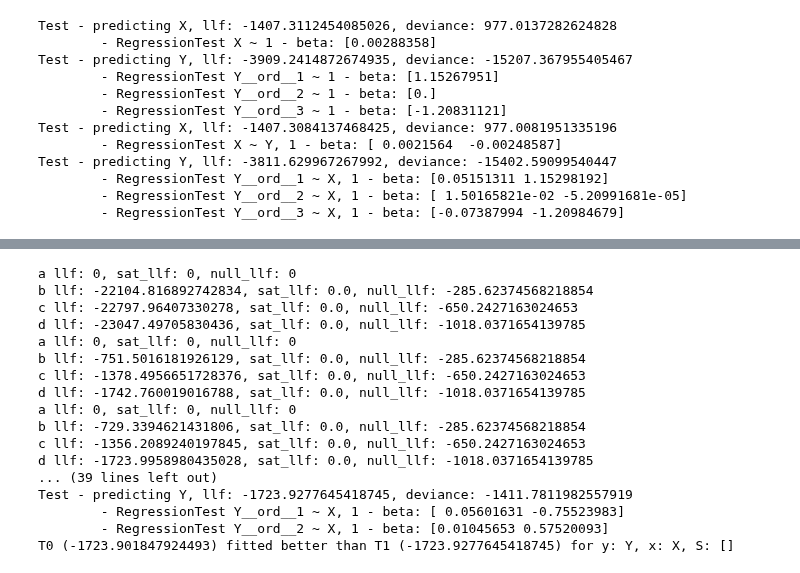
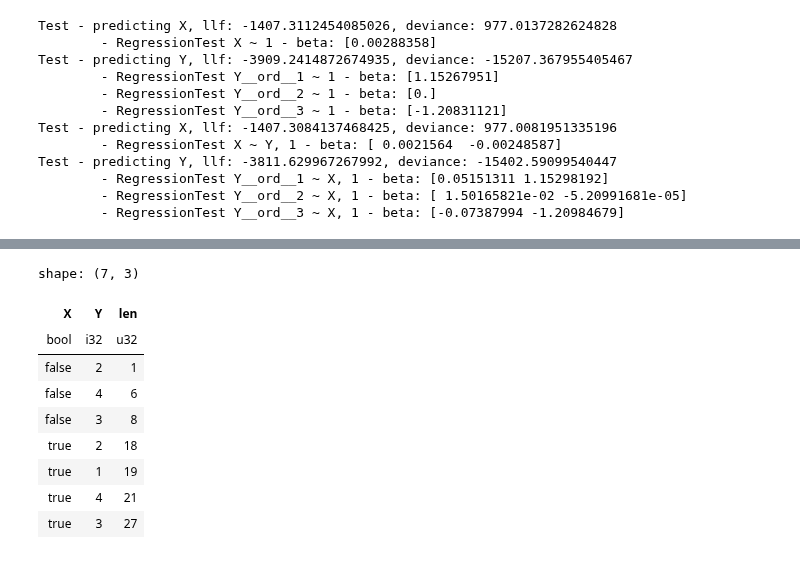
Before and after one commit to maxhahn/fedci, a Jupyter notebook: testing.ipynb, the cells around one changed output, grey strips where cells are left out. Drawn from its saved outputs; the diff is of its cells as text; code cells hidden in the pictures.

```diff
--- a/testing.ipynb
+++ b/testing.ipynb
@@ -290,3 +283,5 @@ def run_regression(y, X, glm_family):
+# %%
+data = x
 # %%
 r = {}
 for i in range(1,data['Y'].n_unique()):
@@ -330,26 +304,13 @@ Test - predicting Y, llf: -1380.6144762102595, deviance: 2761.228952420519
-# %%
-test_result = run_test(nc931,
-                 1000,
-                 1,
-                 './experiments/base',
-                 'test_ordinal.ndjson',
-                 write_to_disk=True
-                 )
-# %% [output]
-a llf: 0, sat_llf: 0, null_llf: 0
-b llf: -22104.816892742834, sat_llf: 0.0, null_llf: -285.62374568218854
-c llf: -22797.96407330278, sat_llf: 0.0, null_llf: -650.2427163024653
-d llf: -23047.49705830436, sat_llf: 0.0, null_llf: -1018.0371654139785
-a llf: 0, sat_llf: 0, null_llf: 0
-b llf: -751.5016181926129, sat_llf: 0.0, null_llf: -285.62374568218854
-c llf: -1378.4956651728376, sat_llf: 0.0, null_llf: -650.2427163024653
-d llf: -1742.760019016788, sat_llf: 0.0, null_llf: -1018.0371654139785
-a llf: 0, sat_llf: 0, null_llf: 0
-b llf: -729.3394621431806, sat_llf: 0.0, null_llf: -285.62374568218854
-c llf: -1356.2089240197845, sat_llf: 0.0, null_llf: -650.2427163024653
-d llf: -1723.9958980435028, sat_llf: 0.0, null_llf: -1018.0371654139785
-... (39 lines left out)
-Test - predicting Y, llf: -1723.9277645418745, deviance: -1411.7811982557919
-        - RegressionTest Y__ord__1 ~ X, 1 - beta: [ 0.05601631 -0.75523983]
-        - RegressionTest Y__ord__2 ~ X, 1 - beta: [0.01045653 0.57520093]
-T0 (-1723.901847924493) fitted better than T1 (-1723.9277645418745) for y: Y, x: X, S: []
+# %%
+data.group_by('X', 'Y').agg(pl.len()).sort('len')
+# %% [output]
+shape: (7, 3)
+| X | Y | len |
+| bool | i32 | u32 |
+| false | 2 | 1 |
+| false | 4 | 6 |
+| false | 3 | 8 |
+| true | 2 | 18 |
+| true | 1 | 19 |
+| true | 4 | 21 |
+| true | 3 | 27 |
```
Also changed, not shown: parts of 17 cells of this notebook, 6 other files.
